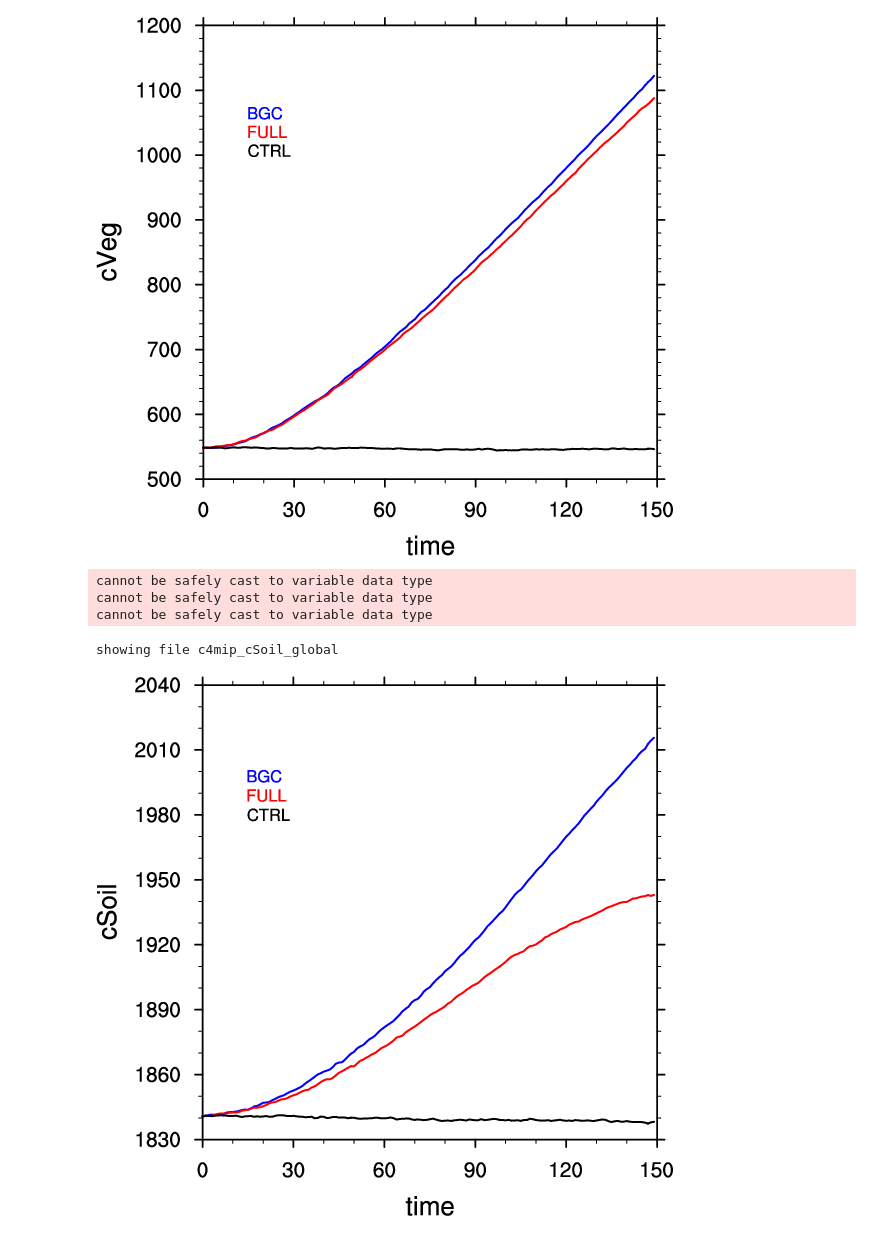
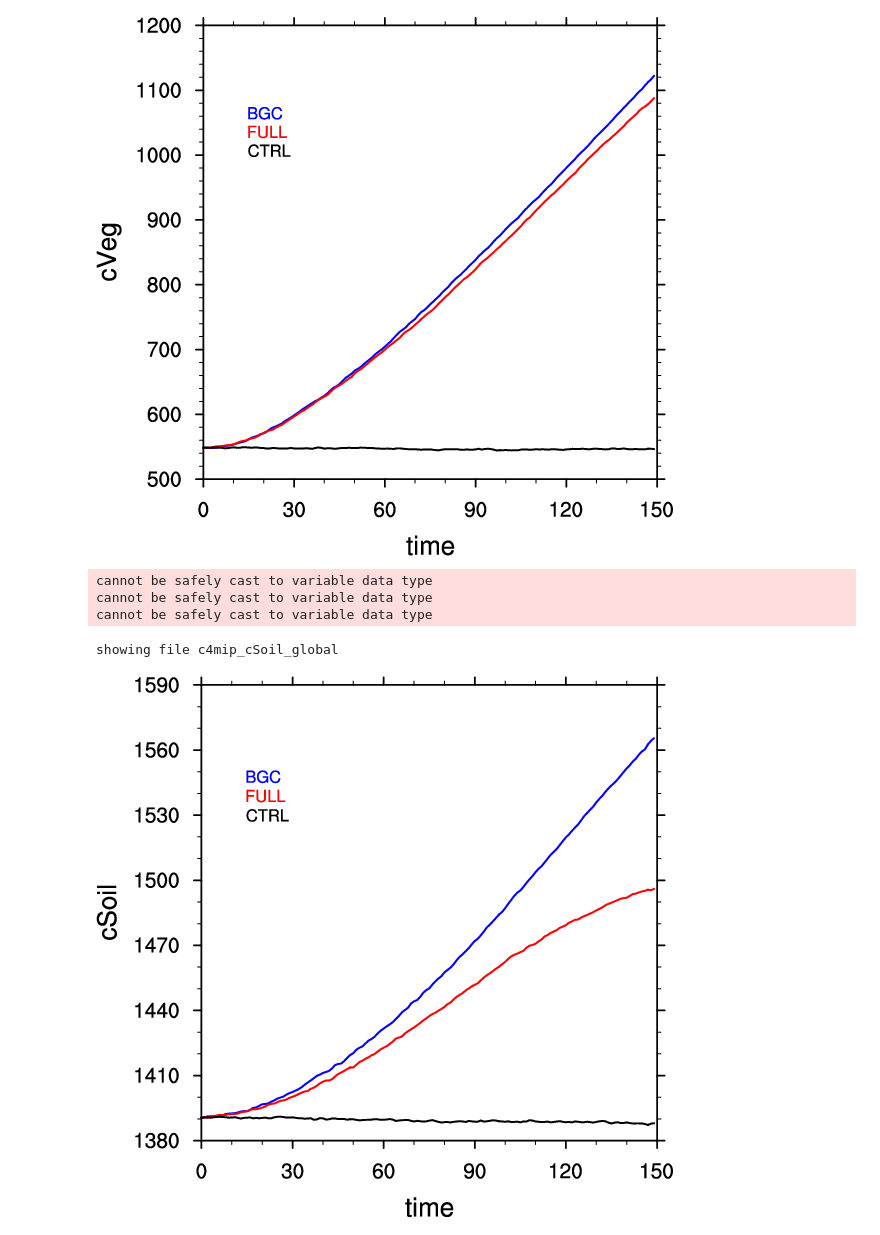
Before and after one commit to ckoven/cesm2_c4mip, a Jupyter notebook: cesm_c4mip.ipynb, the cells around one changed output. Cells and saved outputs as stored; diff of their text form; code cells hidden in the pictures.

Commit message:
updated to use cveg mask on csoil

```diff
--- a/cesm_c4mip.ipynb
+++ b/cesm_c4mip.ipynb
@@ -492,37 +492,42 @@ cLitterfilenames = [
 'cLitter_Lmon_CESM2_piControl_r1i1p1f1_gn_060001-069912.nc']
 ]
 
 cLitterfiles_bgc=[]
 for i in range(len(cLitterfilenames[0])):
     cLitterfiles_bgc.append(nc4.Dataset(cLitterfilenames[0][i]))
 
 cLitterfiles_ful=[]
 for i in range(len(cLitterfilenames[1])):
     cLitterfiles_ful.append(nc4.Dataset(cLitterfilenames[1][i]))
 
 cLitterfiles_ctrl=[]
 for i in range(len(cLitterfilenames[2])):
     cLitterfiles_ctrl.append(nc4.Dataset(cLitterfilenames[2][i]))
 
+## create a mask whereby we only look at csoil in gridcells where cveg is greater than 0.
+spinup_mask = cVeg_ctrl_annual[0,:,:] > 0.
+
+area_landonly_vegpresent = area_landonly * spinup_mask
+
 cSoil_bgc = np.ma.row_stack((cSoilfiles_bgc[0].variables['cSoil'][:]+cLitterfiles_bgc[0].variables['cLitter'][:],cSoilfiles_bgc[1].variables['cSoil'][:]+cLitterfiles_bgc[1].variables['cLitter'][:],cSoilfiles_bgc[2].variables['cSoil'][:]+cLitterfiles_bgc[2].variables['cLitter'][:]))
 cSoil_bgc_annual = smoothlib.monthly_to_annual(cSoil_bgc)
-cSoil_bgc_global_annual = geog_funcs.area_integrate(cSoil_bgc_annual, lat, lon, area=area_landonly)  / 1e12
+cSoil_bgc_global_annual = geog_funcs.area_integrate(cSoil_bgc_annual, lat, lon, area=area_landonly_vegpresent)  / 1e12
 
 cSoil_ful = np.ma.row_stack((cSoilfiles_ful[0].variables['cSoil'][:]+cLitterfiles_ful[0].variables['cLitter'][:],cSoilfiles_ful[1].variables['cSoil'][:]+cLitterfiles_ful[1].variables['cLitter'][:],cSoilfiles_ful[2].variables['cSoil'][:]+cLitterfiles_ful[2].variables['cLitter'][:]))
 cSoil_ful_annual = smoothlib.monthly_to_annual(cSoil_ful)
-cSoil_ful_global_annual = geog_funcs.area_integrate(cSoil_ful_annual, lat, lon, area=area_landonly) / 1e12
+cSoil_ful_global_annual = geog_funcs.area_integrate(cSoil_ful_annual, lat, lon, area=area_landonly_vegpresent) / 1e12
 
 cSoil_ctrl = np.ma.row_stack((cSoilfiles_ctrl[0].variables['cSoil'][:]+cLitterfiles_ctrl[0].variables['cLitter'][:],cSoilfiles_ctrl[1].variables['cSoil'][:]+cLitterfiles_ctrl[1].variables['cLitter'][:]))
 cSoil_ctrl_annual = smoothlib.monthly_to_annual(cSoil_ctrl)
-cSoil_ctrl_global_annual = geog_funcs.area_integrate(cSoil_ctrl_annual, lat, lon, area=area_landonly) / 1e12
+cSoil_ctrl_global_annual = geog_funcs.area_integrate(cSoil_ctrl_annual, lat, lon, area=area_landonly_vegpresent) / 1e12
 
 map_funcs.xyplot(np.arange(len(cSoil_ful_global_annual)), np.row_stack((cSoil_bgc_global_annual,cSoil_ful_global_annual,cSoil_ctrl_global_annual[0:150])), file='c4mip_cSoil_global', ytitle='cSoil', xtitle='time', showjupyter=True, colors=['blue','red','black'], labels=['BGC','FULL','CTRL'])
 # %% [output]
 cannot be safely cast to variable data type
 cannot be safely cast to variable data type
 cannot be safely cast to variable data type
 showing file c4mip_cSoil_global
-[figure, old version]
+[figure, new version]
 # %%
 data_out_bgc = np.column_stack((np.arange(150),
                                 tas_bgc_global_annual,
```
